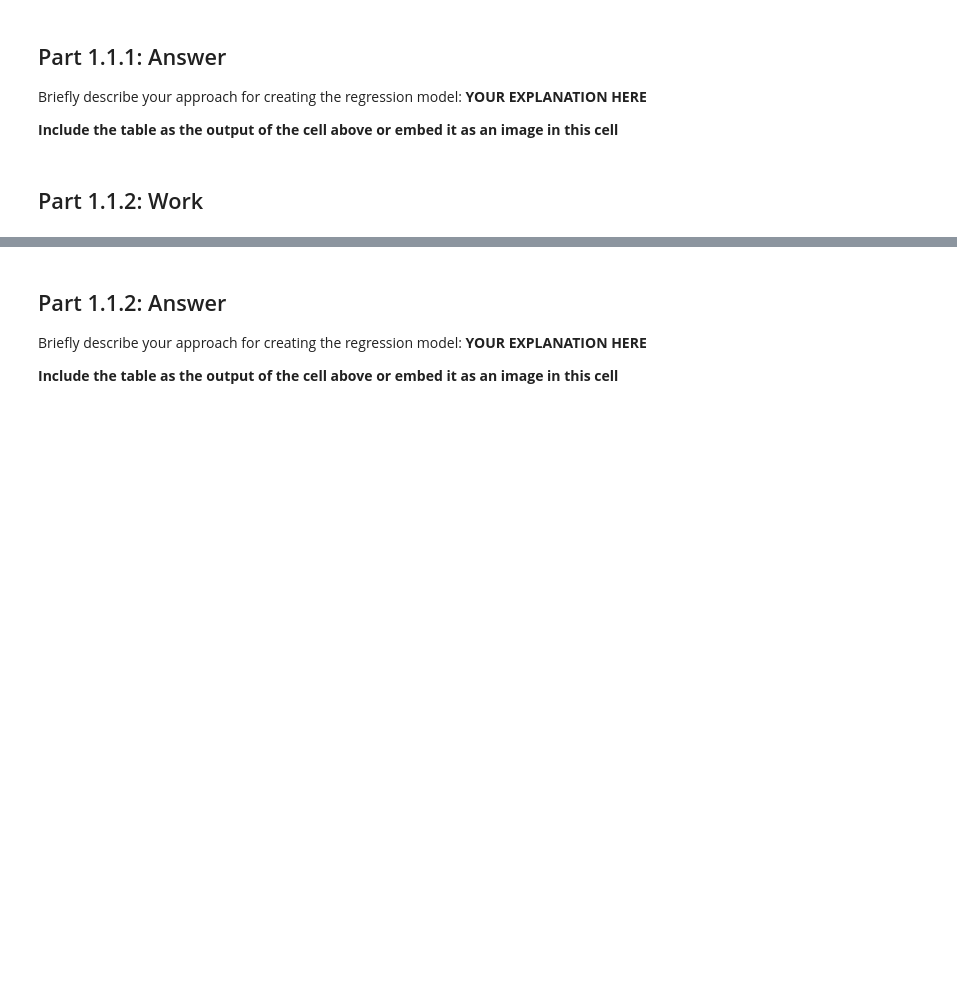
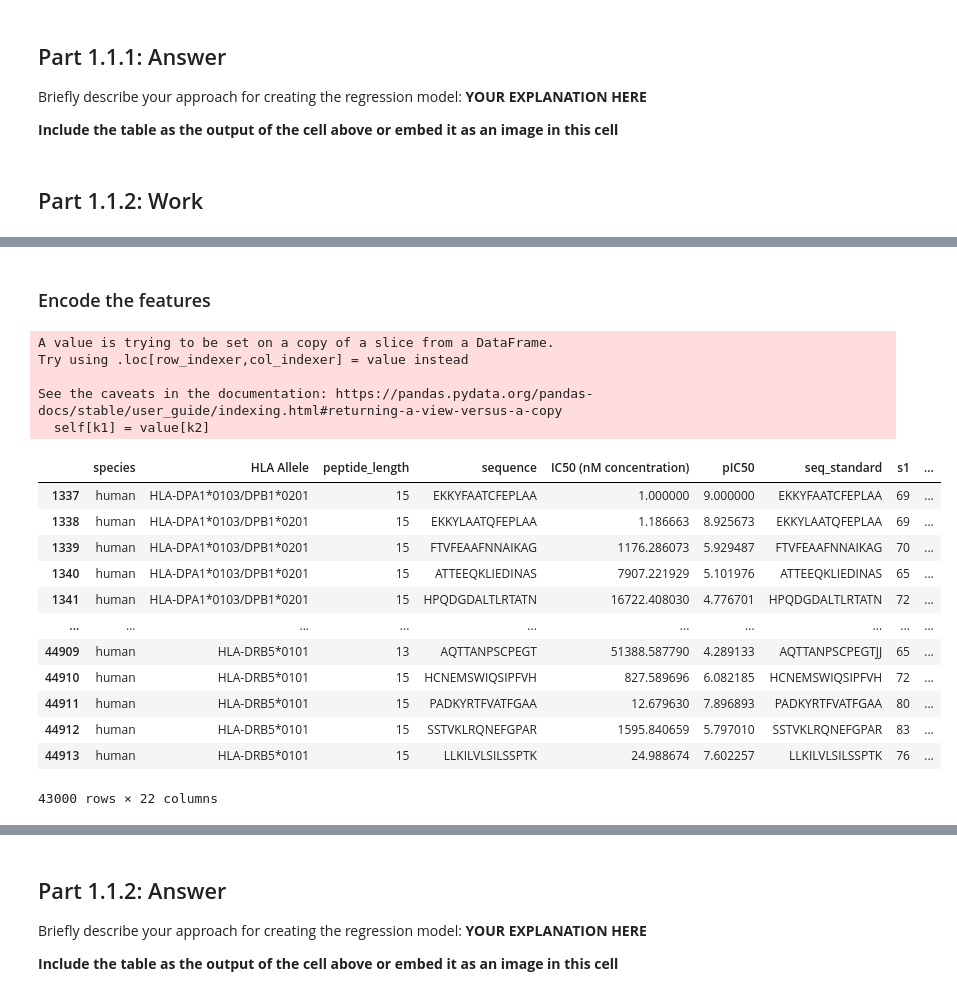
Before and after one commit to ryanquinnnelson/CMU-02718-HW5, a Jupyter notebook: 02_518_02_718_HW_5_ryann.ipynb, the cells around one changed output, grey strips where cells are left out. Saved outputs shown, nothing was run; the diff lists cells and outputs as text; code cells hidden in the pictures; blank space fills up the shorter version.

```diff
--- a/02_518_02_718_HW_5_ryann.ipynb
+++ b/02_518_02_718_HW_5_ryann.ipynb
@@ -344,0 +479,29 @@ MHC2_df = pd.read_csv(PATH_TO_MHC2_DATA)
+# %% [markdown]
+###  Encode the features
+# %%
+# split 15 sequence into one column per letter
+# encode letter as ASCII number
+
+col_list = ['s1','s2','s3','s4','s5','s6','s7','s8','s9','s10','s11','s12','s13','s14','s15']
+MHC2_filtered_df[col_list]=MHC2_filtered_df.seq_standard.apply(lambda x: pd.Series([ord(char) for char in str(x)]))
+
+MHC2_filtered_df
+# %% [output]
+A value is trying to be set on a copy of a slice from a DataFrame.
+Try using .loc[row_indexer,col_indexer] = value instead
+
+See the caveats in the documentation: https://pandas.pydata.org/pandas-docs/stable/user_guide/indexing.html#returning-a-view-versus-a-copy
+  self[k1] = value[k2]
+|  | species | HLA Allele | peptide_length | sequence | IC50 (nM concentration) | pIC50 | seq_standard | s1 | ... |
+| 1337 | human | HLA-DPA1*0103/DPB1*0201 | 15 | EKKYFAATCFEPLAA | 1.000000 | 9.000000 | EKKYFAATCFEPLAA | 69 | ... |
+| 1338 | human | HLA-DPA1*0103/DPB1*0201 | 15 | EKKYLAATQFEPLAA | 1.186663 | 8.925673 | EKKYLAATQFEPLAA | 69 | ... |
+| 1339 | human | HLA-DPA1*0103/DPB1*0201 | 15 | FTVFEAAFNNAIKAG | 1176.286073 | 5.929487 | FTVFEAAFNNAIKAG | 70 | ... |
+| 1340 | human | HLA-DPA1*0103/DPB1*0201 | 15 | ATTEEQKLIEDINAS | 7907.221929 | 5.101976 | ATTEEQKLIEDINAS | 65 | ... |
+| 1341 | human | HLA-DPA1*0103/DPB1*0201 | 15 | HPQDGDALTLRTATN | 16722.408030 | 4.776701 | HPQDGDALTLRTATN | 72 | ... |
+| ... | ... | ... | ... | ... | ... | ... | ... | ... | ... |
+| 44909 | human | HLA-DRB5*0101 | 13 | AQTTANPSCPEGT | 51388.587790 | 4.289133 | AQTTANPSCPEGTJJ | 65 | ... |
+| 44910 | human | HLA-DRB5*0101 | 15 | HCNEMSWIQSIPFVH | 827.589696 | 6.082185 | HCNEMSWIQSIPFVH | 72 | ... |
+| 44911 | human | HLA-DRB5*0101 | 15 | PADKYRTFVATFGAA | 12.679630 | 7.896893 | PADKYRTFVATFGAA | 80 | ... |
+| 44912 | human | HLA-DRB5*0101 | 15 | SSTVKLRQNEFGPAR | 1595.840659 | 5.797010 | SSTVKLRQNEFGPAR | 83 | ... |
+| 44913 | human | HLA-DRB5*0101 | 15 | LLKILVLSILSSPTK | 24.988674 | 7.602257 | LLKILVLSILSSPTK | 76 | ... |
+43000 rows × 22 columns
```
Also changed, not shown: parts of 31 cells of this notebook.
